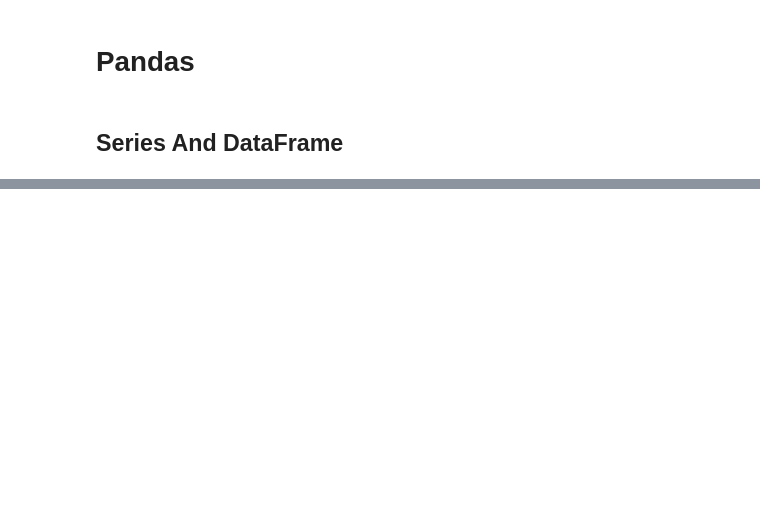
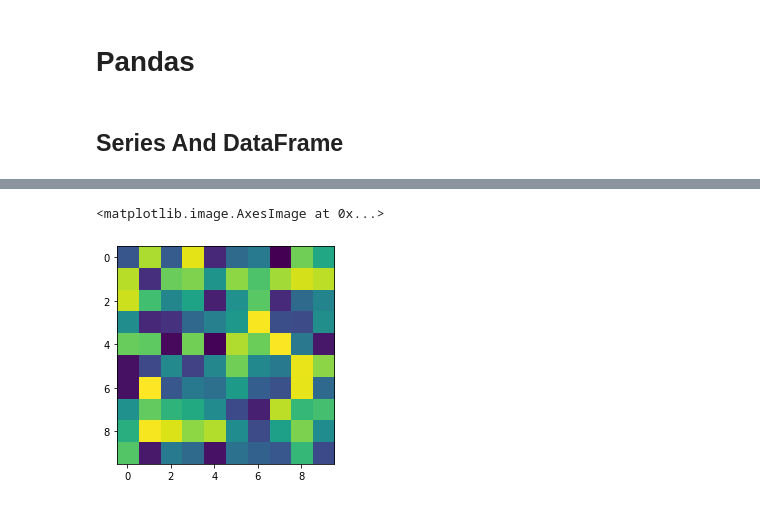
Before and after one commit to SidharthArya/.bspwm, a Jupyter notebook: Assignments/001_Basic_Python.ipynb, the cells around one changed output, grey strips where cells are left out. Drawn from its saved outputs; the diff is of its cells as text; code cells hidden in the pictures; blank space fills up the shorter version.

```diff
--- a/Assignments/001_Basic_Python.ipynb
+++ b/Assignments/001_Basic_Python.ipynb
@@ -154,0 +607,7 @@ set(list3)
+# %%
+# Plotting images
+image=np.random.uniform(0, 255, size=(10,10)) # cmap can be used to change the color pallete
+plt.imshow(image)
+# %% [output]
+<matplotlib.image.AxesImage at 0x...>
+[figure, added]
```
Also changed, not shown: parts of 57 cells of this notebook.
